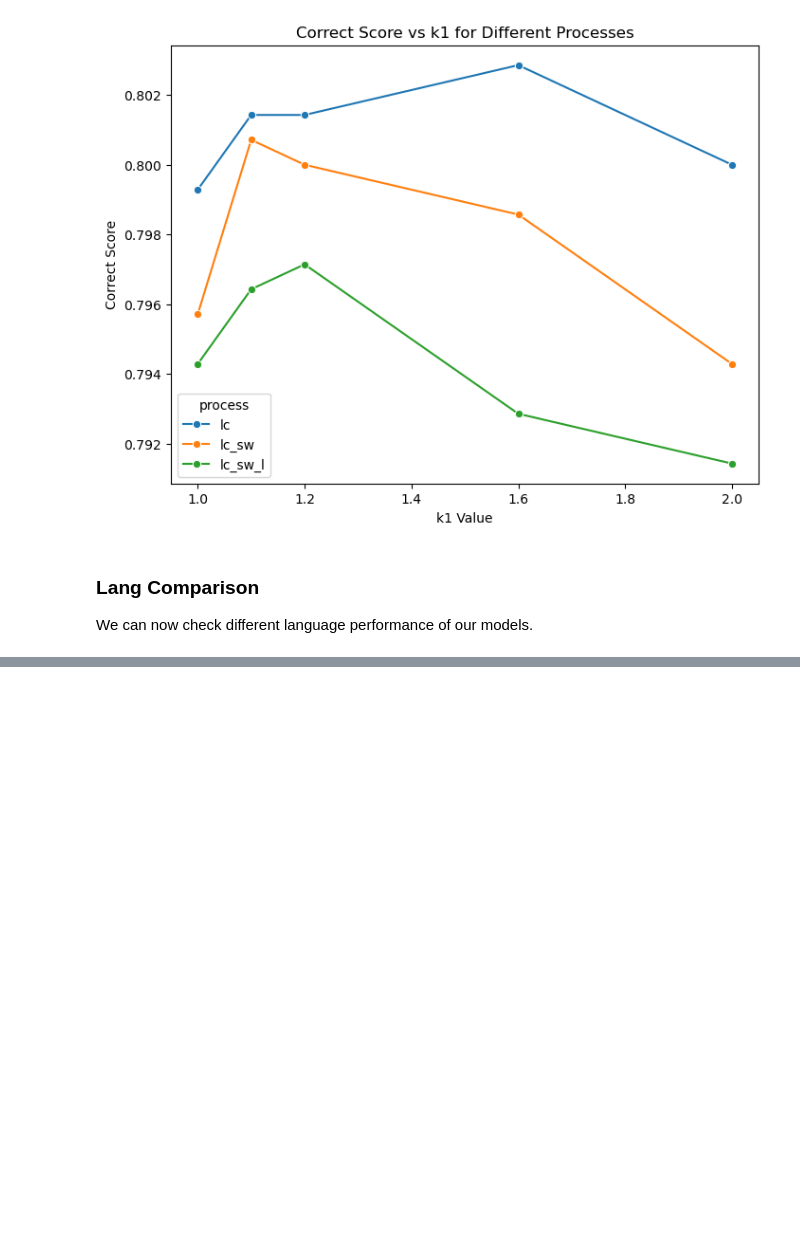
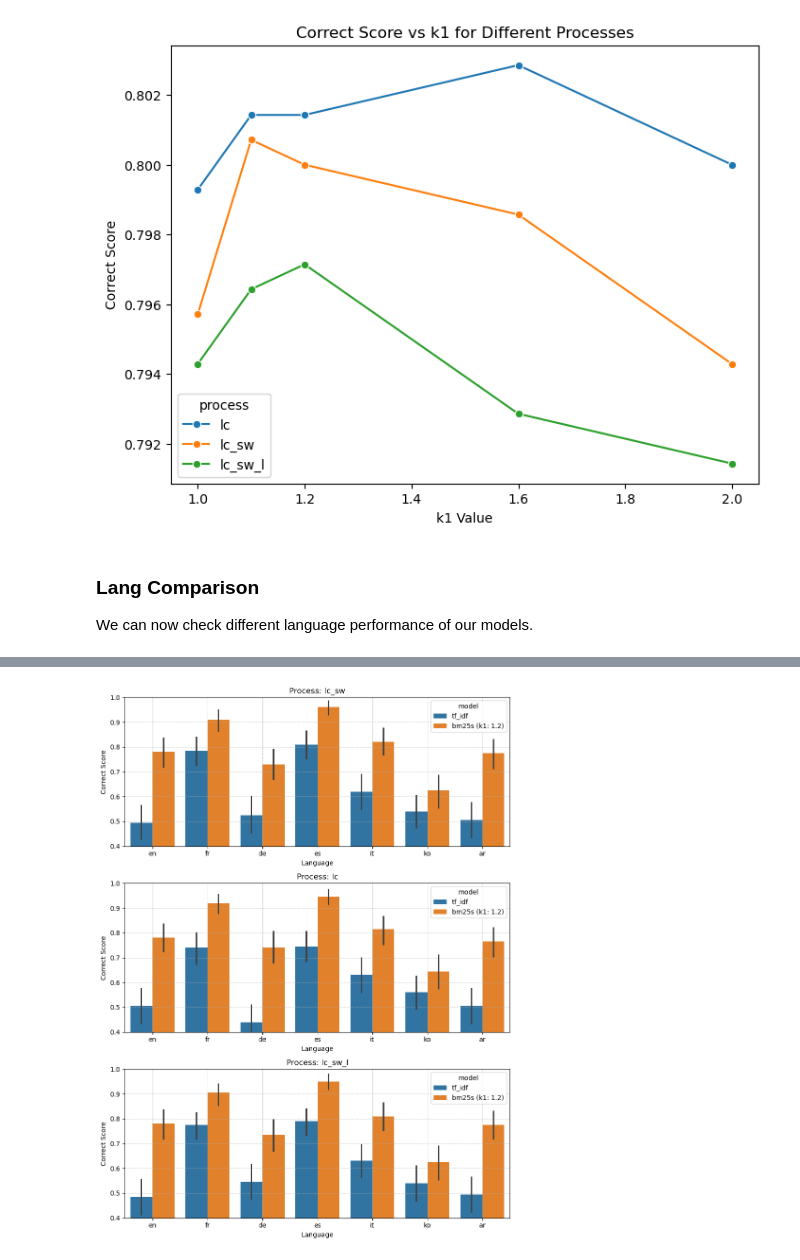
Before and after one commit to paulo-03/document_retrieval, a Jupyter notebook: performance/performance_visualization.ipynb, the cells around one changed output, grey strips where cells are left out. Cells and saved outputs as stored; diff of their text form; code cells hidden in the pictures; blank space fills up the shorter version.

```diff
--- a/performance/performance_visualization.ipynb
+++ b/performance/performance_visualization.ipynb
@@ -46,0 +67,4 @@ lang_comparison()
+# %%
+models_compare_per_lang()
+# %% [output]
+[figure, added]
```
Also changed, not shown: parts of 6 cells of this notebook, 11 other files.
